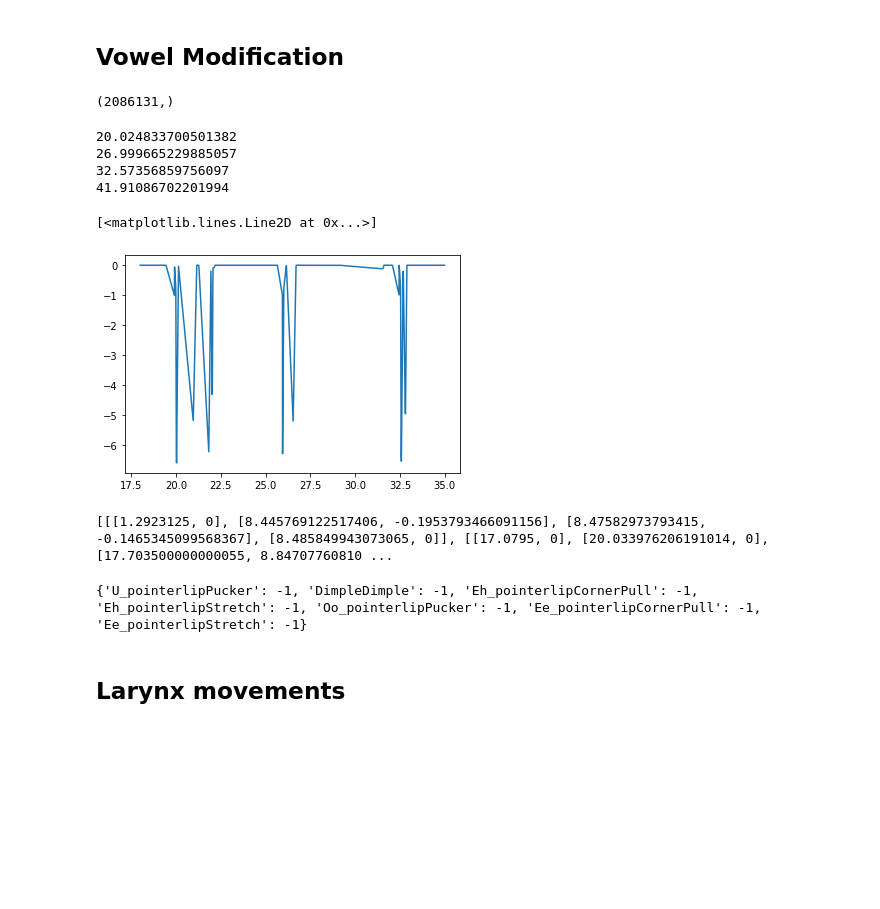
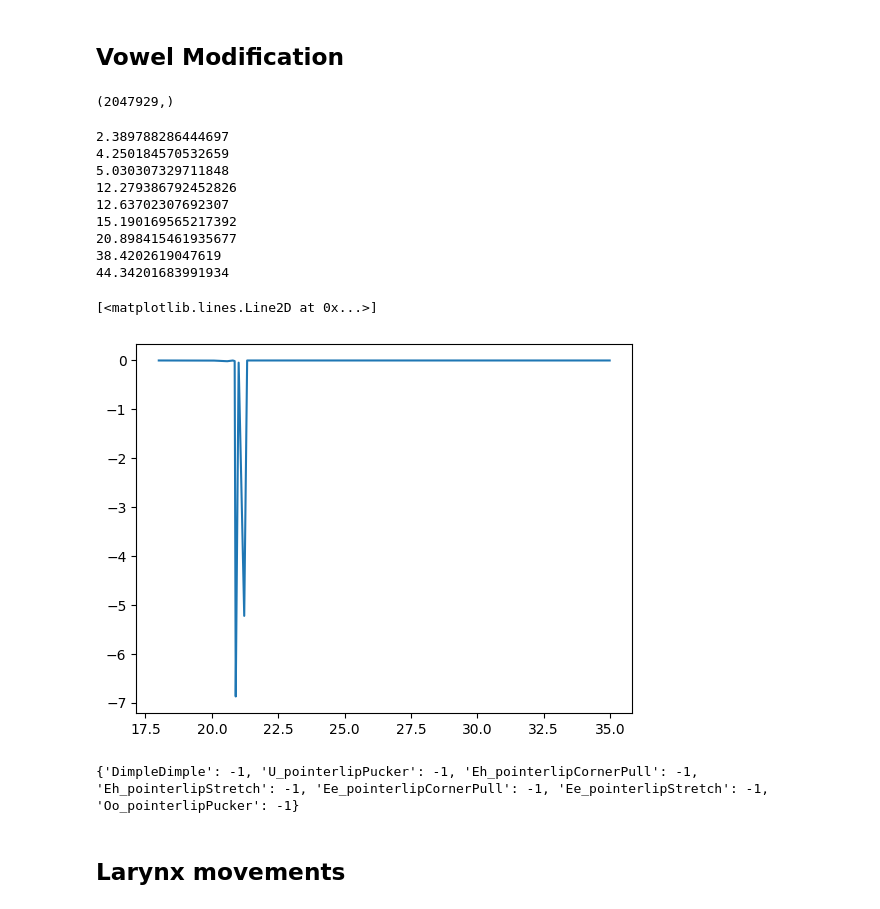
Before and after one commit to EvanSamaa/jali_sing, a Jupyter notebook: Jali_4p0.ipynb, the cells around one changed output. Cells and saved outputs as stored; diff of their text form; code cells hidden in the pictures; blank space fills up the shorter version.

```diff
--- a/Jali_4p0.ipynb
+++ b/Jali_4p0.ipynb
@@ -13,2 +15,16 @@ import copy
+# %%
+dir = "C:/Users/evan1/Desktop/music_companion"
+file_name_template = "someone_like_you"
+raw_script_path = os.path.join(dir, file_name_template, file_name_template+"_raw.TextGrid")
+processed_script_path = os.path.join(dir, file_name_template, file_name_template+".TextGrid")
+audio_path = os.path.join(dir, file_name_template, file_name_template+"_chorus_vocals.wav")
+text_script_path = os.path.join(dir, file_name_template, file_name_template+"_chorus_vocals.txt")
+
+
+output_template = "jali_MVP"
+spike_width = 0.5
+speech_vowel_threshold = 0.3
+vowel_blend_distance = 0.3
+vowel_blend_magnitude = 0.95
 # %% [markdown]
 # Pre-process data
@@ -155,7 +146,6 @@ plt.plot(np.arange(0, 1, 0.01), viseme_A(np.arange(0, 1, 0.01), 1, 0, 8))
 # %%
 # load file for Jali
-lyric = Minimal_song_data_structure(os.path.join(dir, file_name_template+".wav"), os.path.join(dir, file_name_template+".txt"),
-                                                                                             script_path)
+lyric = Minimal_song_data_structure(audio_path, text_script_path, processed_script_path)
 # lyric = Minimal_song_data_structure(os.path.join(dir, file_name_template + ".pt"),
 #                                     None,
 #                                     os.path.join(dir, file_name_template + ".TextGrid"),
@@ -750,7 +740,7 @@ for k in lyric.vibrato_intervals:
 # %%
 print(lyric.sound_arr.shape)
 # %% [output]
-(2086131,)
+(2047929,)
 # %%
 vowel2Cardinal5 = {"Ah_pointer":0, "Aa_pointer":1, "Eh_pointer":1, "Ee_pointer":2,
                  "Ih_pointer":2, "Oo_pointer":3, "Oh_pointer":3, "Uh_pointer":0,
@@ -929,31 +919,36 @@ for i in range(0, len(viseme_list)):
 modification_ctrl_pts_sing = copy.deepcopy(modification_ctrl_pts)
 modification_sliders_sing = copy.deepcopy(modification_sliders)
 # %% [output]
-20.024833700501382
-26.999665229885057
-32.57356859756097
-41.91086702201994
+2.389788286444697
+4.250184570532659
+5.030307329711848
+12.279386792452826
+12.63702307692307
+15.190169565217392
+20.898415461935677
+38.4202619047619
+44.34201683991934
 # %%
 x = []
 y = []
 xs = []
 ys = []
 for i in range(0, len(modification_sliders_sing)):
     if modification_sliders_sing[i][0] == "U_pointer":
         modification_ctrl_pts_sing[i].sort(key=lambda x:x[0])
         for l in range(0, len(modification_ctrl_pts_sing[i])):
             x.append(modification_ctrl_pts_sing[i][l][0])
             y.append(modification_ctrl_pts_sing[i][l][1])
 #             xs.append(modification_ctrl_pts[i][l][0])
 #             ys.append(modification_ctrl_pts[i][l][1])
 # y = np.array(y)
 # plt.plot(np.where(y!=0, y, np.nan))
-y_interp = interp1d(x, y)
+y_interp = interp1d(x, y, bounds_error=False, fill_value="extrapolate")
 plt.plot(np.arange(18, 35, 0.01), y_interp(np.arange(18, 35, 0.01)))
 # plt.plot(np.array(ys))
 # %% [output]
 [<matplotlib.lines.Line2D at 0x...>]
-[figure, old version]
+[figure, new version]
 # %%
 # smooth the vowel modificatoin sliders
 
@@ -1037,8 +1032,6 @@ while i < len(modification_ctrl_pts):
     i = i + increment
 modification_ctrl_pts_sing = copy.deepcopy(modification_ctrl_pts)
 modification_sliders_sing = copy.deepcopy(modification_sliders)
-# %% [output]
-[[[1.2923125, 0], [8.445769122517406, -0.1953793466091156], [8.47582973793415, -0.1465345099568367], [8.485849943073065, 0]], [[17.0795, 0], [20.033976206191014, 0], [17.703500000000055, 8.84707760810 ...
 # %%
 viseme_list = visemes_speak.viseme_list[-1]
 viseme_interval = visemes_speak.viseme_ctrl_pts[-1]
@@ -1264,7 +1257,7 @@ while i < len(modification_ctrl_pts):
 modification_ctrl_pts_speak = copy.deepcopy(modification_ctrl_pts)
 modification_sliders_speak = copy.deepcopy(modification_sliders)
 # %% [output]
-{'U_pointerlipPucker': -1, 'DimpleDimple': -1, 'Eh_pointerlipCornerPull': -1, 'Eh_pointerlipStretch': -1, 'Oo_pointerlipPucker': -1, 'Ee_pointerlipCornerPull': -1, 'Ee_pointerlipStretch': -1}
+{'DimpleDimple': -1, 'U_pointerlipPucker': -1, 'Eh_pointerlipCornerPull': -1, 'Eh_pointerlipStretch': -1, 'Ee_pointerlipCornerPull': -1, 'Ee_pointerlipStretch': -1, 'Oo_pointerlipPucker': -1}
 # %% [markdown]
 ## Larynx movements
 # %%
```
Also changed, not shown: parts of 14 cells of this notebook, 11 other files.
